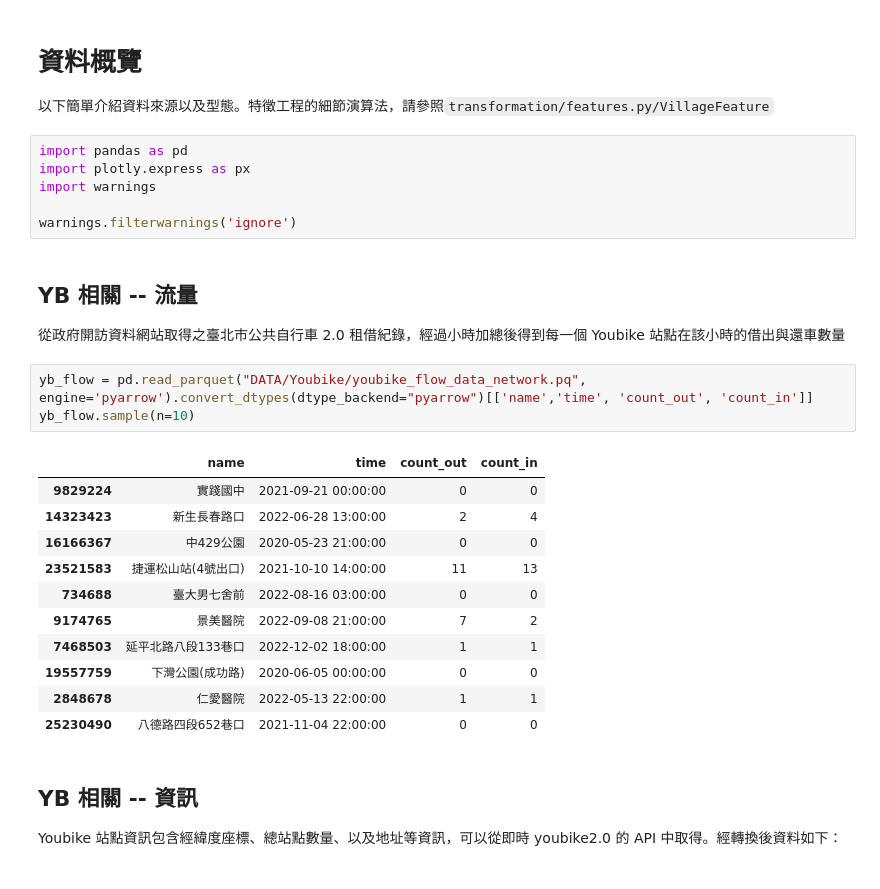
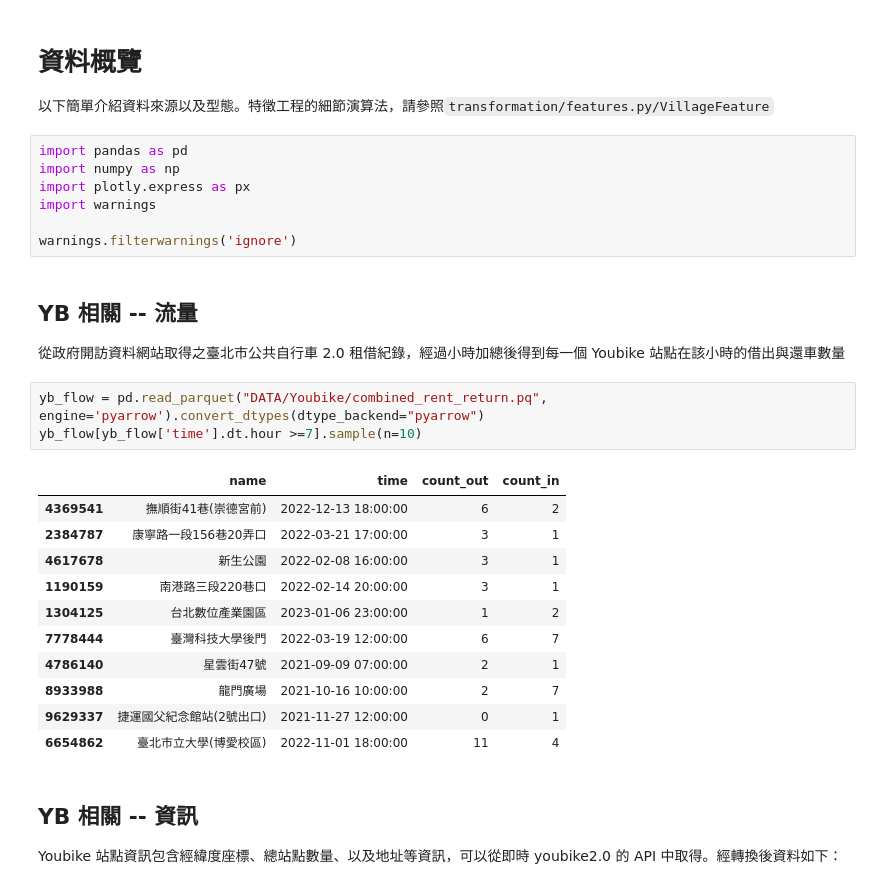
Before and after one commit to teddy21019/YoubikeUsagePrediction, a Jupyter notebook: project/data_view.ipynb, the cells around one changed output. Cells and saved outputs as stored; diff of their text form.

```diff
--- a/project/data_view.ipynb
+++ b/project/data_view.ipynb
@@ -31,6 +31,7 @@ Youbike（Ubike）是台北市的一個共享單車系統，為市民提供便
 以下簡單介紹資料來源以及型態。特徵工程的細節演算法，請參照`transformation/features.py/VillageFeature`
 # %%
 import pandas as pd
+import numpy as np
 import plotly.express as px
 import warnings
 
@@ -40,20 +41,20 @@ warnings.filterwarnings('ignore')
 
 從政府開訪資料網站取得之臺北市公共自行車 2.0 租借紀錄，經過小時加總後得到每一個 Youbike 站點在該小時的借出與還車數量
 # %%
-yb_flow = pd.read_parquet("DATA/Youbike/youbike_flow_data_network.pq", engine='pyarrow').convert_dtypes(dtype_backend="pyarrow")[['name','time', 'count_out', 'count_in']]
-yb_flow.sample(n=10)
+yb_flow = pd.read_parquet("DATA/Youbike/combined_rent_return.pq", engine='pyarrow').convert_dtypes(dtype_backend="pyarrow")
+yb_flow[yb_flow['time'].dt.hour >=7].sample(n=10)
 # %% [output]
 |  | name | time | count_out | count_in |
-| 9829224 | 實踐國中 | 2021-09-21 00:00:00 | 0 | 0 |
-| 14323423 | 新生長春路口 | 2022-06-28 13:00:00 | 2 | 4 |
-| 16166367 | 中429公園 | 2020-05-23 21:00:00 | 0 | 0 |
-| 23521583 | 捷運松山站(4號出口) | 2021-10-10 14:00:00 | 11 | 13 |
-| 734688 | 臺大男七舍前 | 2022-08-16 03:00:00 | 0 | 0 |
-| 9174765 | 景美醫院 | 2022-09-08 21:00:00 | 7 | 2 |
-| 7468503 | 延平北路八段133巷口 | 2022-12-02 18:00:00 | 1 | 1 |
-| 19557759 | 下灣公園(成功路) | 2020-06-05 00:00:00 | 0 | 0 |
-| 2848678 | 仁愛醫院 | 2022-05-13 22:00:00 | 1 | 1 |
-| 25230490 | 八德路四段652巷口 | 2021-11-04 22:00:00 | 0 | 0 |
+| 4369541 | 撫順街41巷(崇德宮前) | 2022-12-13 18:00:00 | 6 | 2 |
+| 2384787 | 康寧路一段156巷20弄口 | 2022-03-21 17:00:00 | 3 | 1 |
+| 4617678 | 新生公園 | 2022-02-08 16:00:00 | 3 | 1 |
+| 1190159 | 南港路三段220巷口 | 2022-02-14 20:00:00 | 3 | 1 |
+| 1304125 | 台北數位產業園區 | 2023-01-06 23:00:00 | 1 | 2 |
+| 7778444 | 臺灣科技大學後門 | 2022-03-19 12:00:00 | 6 | 7 |
+| 4786140 | 星雲街47號 | 2021-09-09 07:00:00 | 2 | 1 |
+| 8933988 | 龍門廣場 | 2021-10-16 10:00:00 | 2 | 7 |
+| 9629337 | 捷運國父紀念館站(2號出口) | 2021-11-27 12:00:00 | 0 | 1 |
+| 6654862 | 臺北市立大學(博愛校區) | 2022-11-01 18:00:00 | 11 | 4 |
 # %% [markdown]
 ## YB 相關 -- 資訊
 
```
Also changed, not shown: parts of 14 cells of this notebook.
